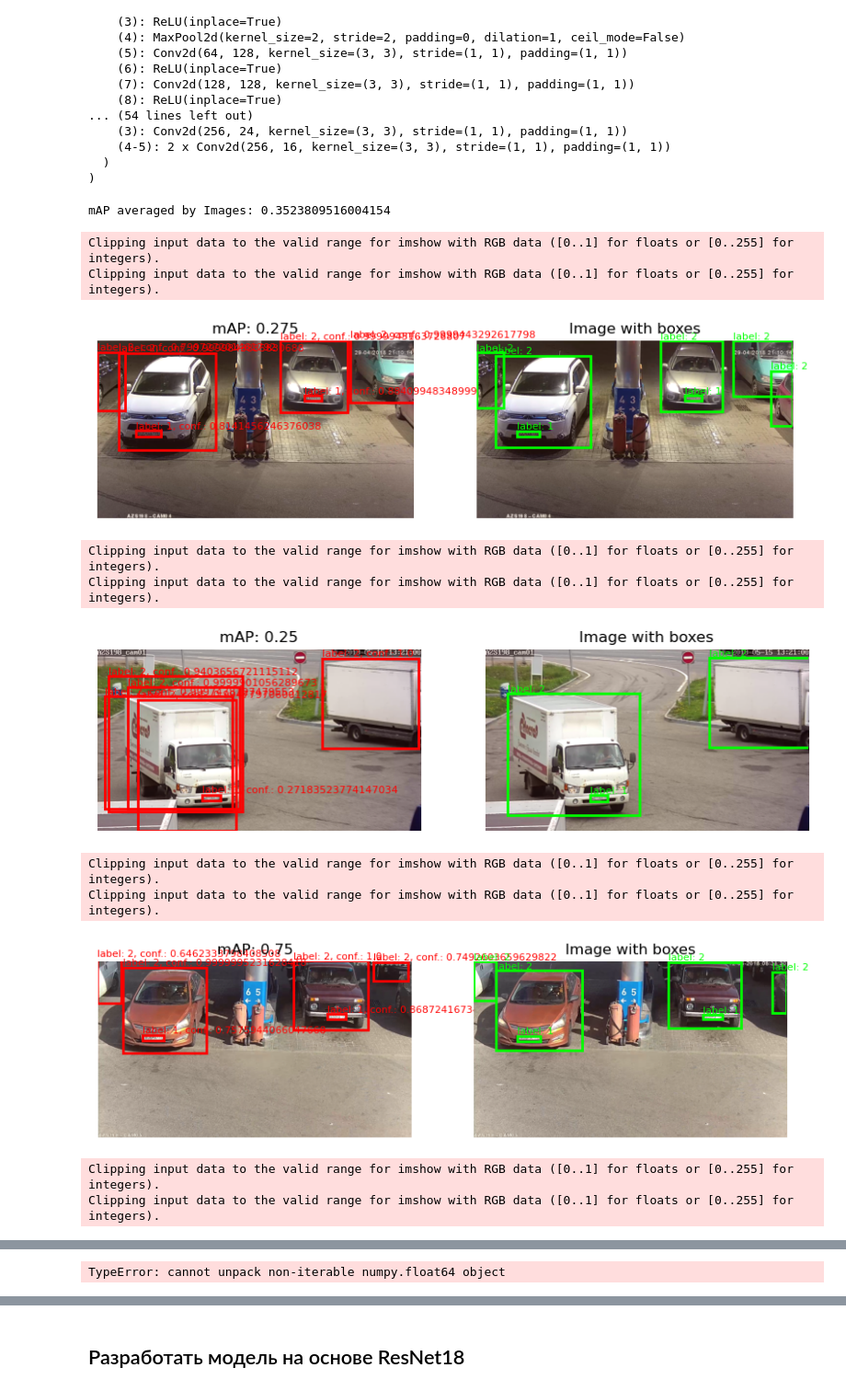
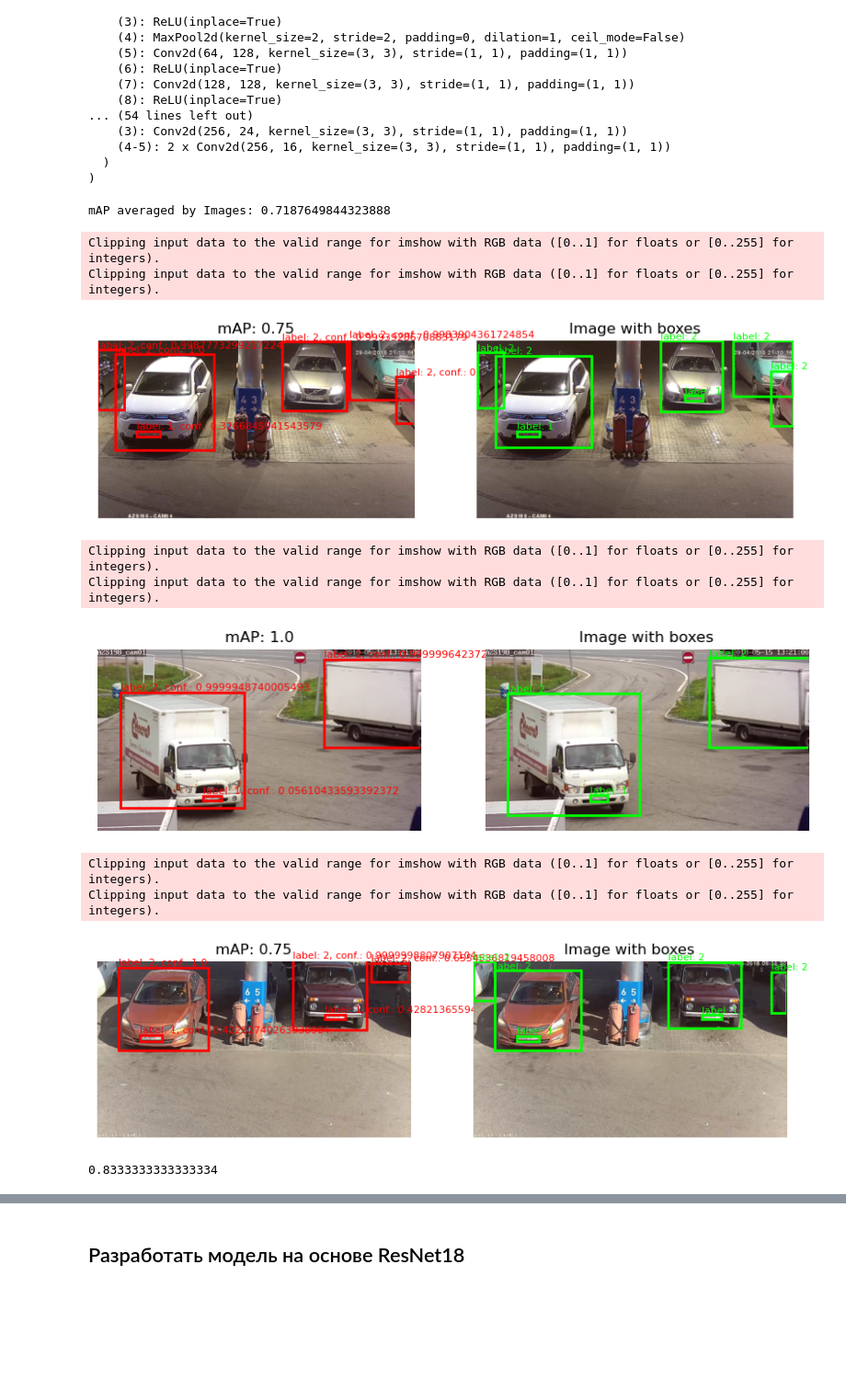
Before and after one commit to JuliaKudryavtseva/object_detection, a Jupyter notebook: Julia_Kudryavtseva_HW3(SingleShotDetector).ipynb, the cells around one changed output, grey strips where cells are left out. Shown at 92% size. Cells and saved outputs as stored; diff of their text form; code cells hidden in the pictures; blank space fills up the shorter version.

```diff
--- a/Julia_Kudryavtseva_HW3(SingleShotDetector).ipynb
+++ b/Julia_Kudryavtseva_HW3(SingleShotDetector).ipynb
@@ -716,7 +717,7 @@ SSD_VGG16(
   )
 )
 # %%
-def save_image(img, pred_boxes, pred_labels, scores,
+def vis_image(img, pred_boxes, pred_labels, scores,
                true_boxes, true_labels,
                map,
                save_path, name):
@@ -762,11 +763,11 @@ def save_image(img, pred_boxes, pred_labels, scores,
 def eval_model(model, learning_config, detailed=False, draw=False, draw_number=5,  treshold=0.8):
 
     test_dataloader  = get_test_dataloader(voc_root, test_annotation_filename, 1, 1) # set num_works to 1 due to windows
-    eval_loc_loss, eval_cls_loss, eval_loss = 0, 0, 0
     model.eval()
     mAP_results = []
 
     for i , (image_s_cpu, box_ss_cpu, label_ss_cpu) in enumerate(test_dataloader):
+
         image_s_gpu = image_s_cpu.cuda()
         label_ss_gpu = [ label_s_cpu.cuda() for label_s_cpu in label_ss_cpu ]
         box_ss_gpu   = [ box_s_cpu  .cuda() for box_s_cpu   in box_ss_cpu   ]
@@ -785,43 +786,44 @@ def eval_model(model, learning_config, detailed=False, draw=False, draw_number=5
 
         pred_labels, pred_boxes, scores = NMS(pred_labels, pred_boxes, scores, treshold=treshold)
 
-        mAP_metric = mAP(label_ss_cpu, pred_labels, box_ss_cpu, pred_boxes, scores, device='cpu',  treshold=treshold)
+        mAP_metric = mAP(label_ss_cpu, pred_labels, box_ss_cpu, pred_boxes, scores, device='cpu', treshold=treshold)
         mAP_results.append(mAP_metric)
 
 
 
 
         if draw:
-            save_image(image_s_cpu, pred_boxes, pred_labels, scores,
+            vis_image(image_s_cpu, pred_boxes, pred_labels, scores,
                        box_ss_cpu, label_ss_cpu,
                        mAP_metric,
                        learning_config['output_dir_eval'], str(i))
+
+
+            if i >= draw_number-1:
+                break
 
 
         del image_s_gpu
         del label_ss_gpu
         del box_ss_gpu
 
-        if i > draw_number:
-            break
 
     return np.mean(mAP_results) if not detailed else mAP_results
 # %%
-avr_mAP = eval_model(model, learning_config)
-print(f'mAP averaged by Images: {avr_mAP}')
+avr_mAP_vgg16 = eval_model(model, learning_config, treshold=0.5)
+print(f'mAP averaged by Images: {avr_mAP_vgg16}')
 # %% [output]
-mAP averaged by Images: 0.3523809516004154
+mAP averaged by Images: 0.7187649844323888
 # %%
-label_ss_cpu, pred_labels, box_ss_cpu, pred_boxes, scores = eval_model(model, learning_config, draw=True, draw_number=2)
+eval_model(model, learning_config, draw=True, draw_number=3, treshold=0.5)
 # %% [output]
 Clipping input data to the valid range for imshow with RGB data ([0..1] for floats or [0..255] for integers).
 Clipping input data to the valid range for imshow with RGB data ([0..1] for floats or [0..255] for integers).
-[figure, old version]
+[figure, new version]
 Clipping input data to the valid range for imshow with RGB data ([0..1] for floats or [0..255] for integers).
 Clipping input data to the valid range for imshow with RGB data ([0..1] for floats or [0..255] for integers).
-[figure, old version]
+[figure, new version]
 Clipping input data to the valid range for imshow with RGB data ([0..1] for floats or [0..255] for integers).
 Clipping input data to the valid range for imshow with RGB data ([0..1] for floats or [0..255] for integers).
-[figure, old version]
+[figure, new version]
-Clipping input data to the valid range for imshow with RGB data ([0..1] for floats or [0..255] for integers).
-Clipping input data to the valid range for imshow with RGB data ([0..1] for floats or [0..255] for integers).
+0.8333333333333334
@@ -829 +829,0 @@ Clipping input data to the valid range for imshow with RGB data ([0..1] for floa
-TypeError: cannot unpack non-iterable numpy.float64 object
```
Also changed, not shown: parts of 14 cells of this notebook.
